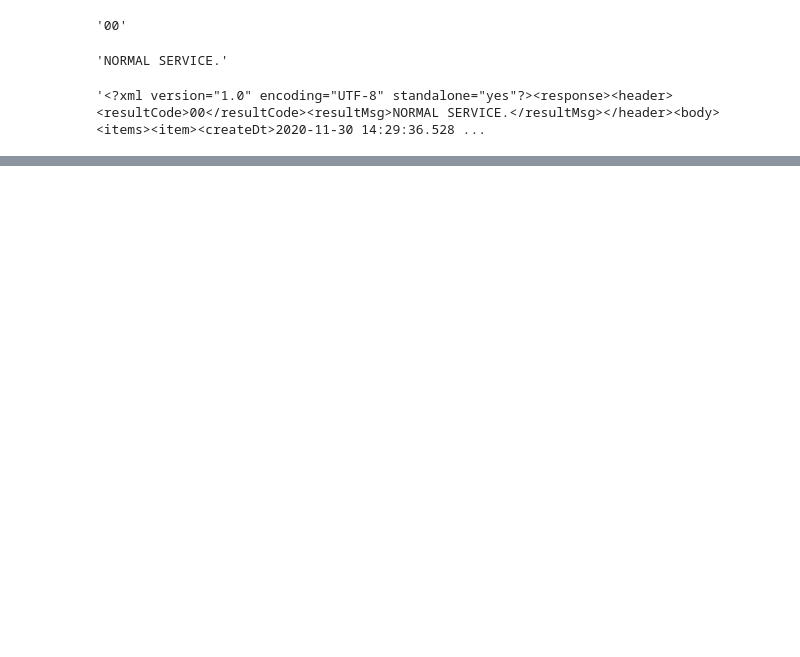
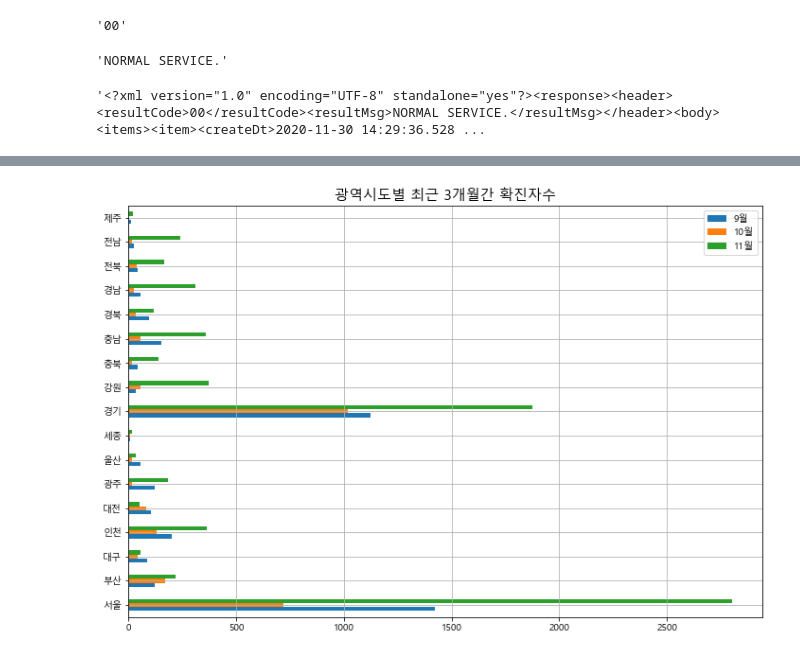
Before and after one commit to EGEG1212/Data-Analysis-2020, a Jupyter notebook: 09.Covid-19/02_Covid-19.ipynb, the cells around one changed output, grey strips where cells are left out. Saved outputs shown, nothing was run; the diff lists cells and outputs as text; code cells hidden in the pictures; blank space fills up the shorter version.

```diff
--- a/09.Covid-19/02_Covid-19.ipynb
+++ b/09.Covid-19/02_Covid-19.ipynb
@@ -341,0 +278,7 @@ KeyError: 'y'
+# %%
+coronaT[['9월','10월','11월']].plot(kind='barh', grid=True, figsize=(12,8))
+plt.title('광역시도별 최근 3개월간 확진자수', fontsize=15)
+plt.ylabel('')
+plt.show()
+# %% [output]
+[figure, added]
```
Also changed, not shown: parts of 68 cells of this notebook, 3 other files.
